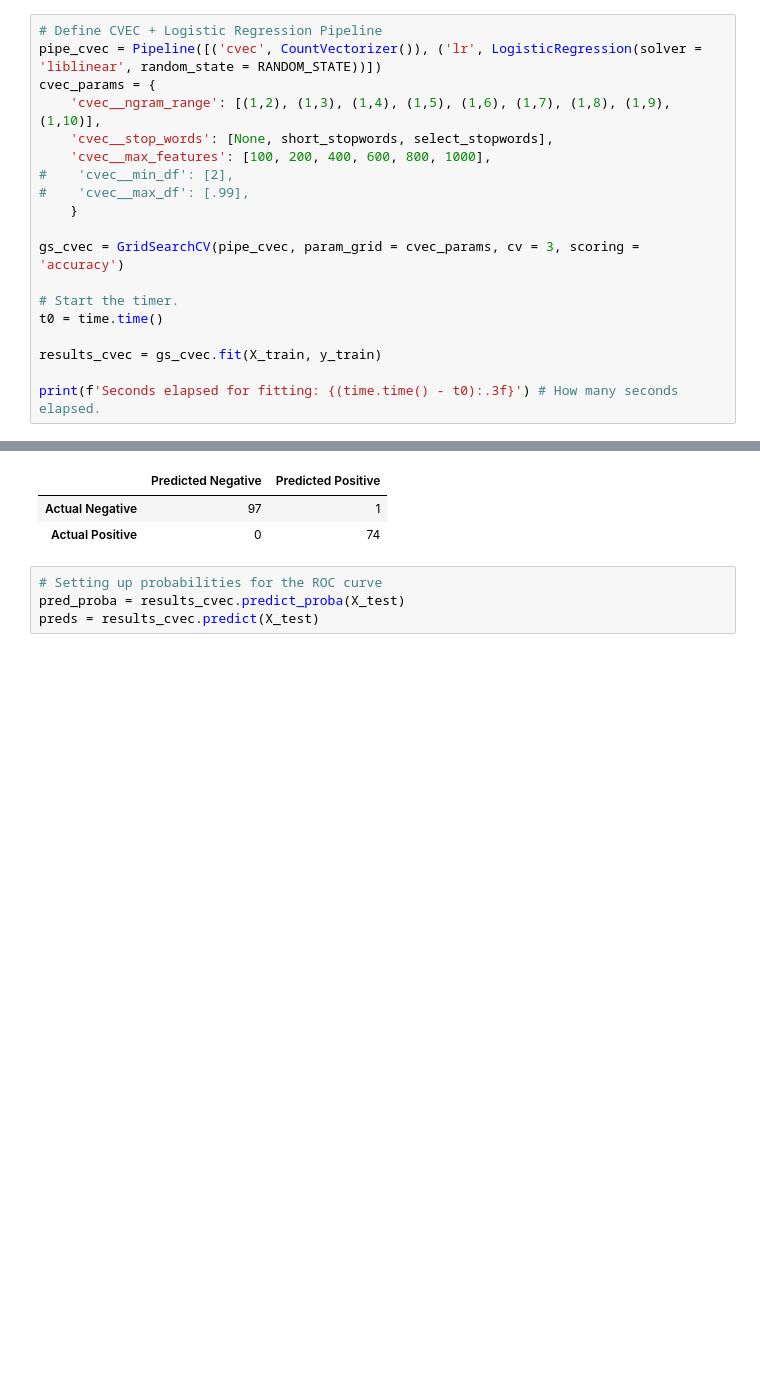
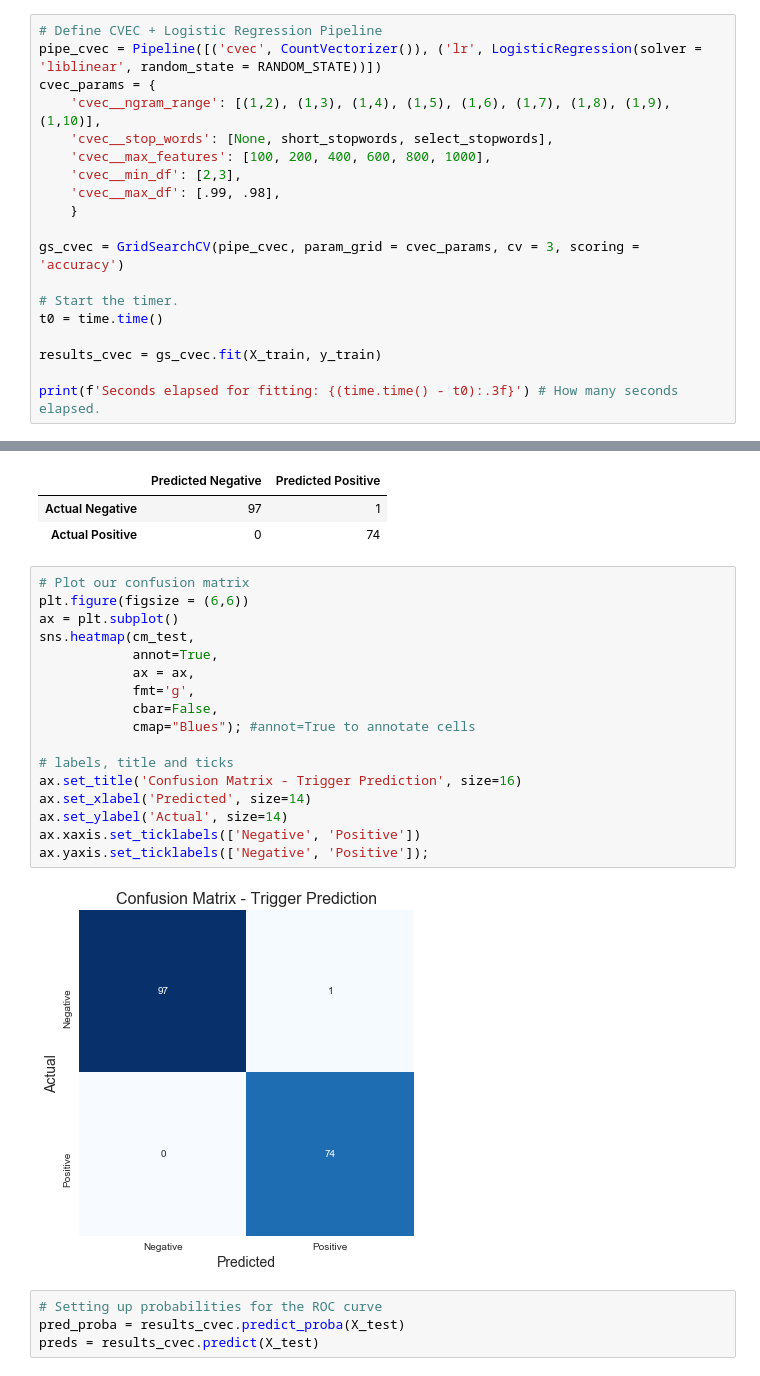
Before and after one commit to jcbdata/Legalese_Mortgage_Documents, a Jupyter notebook: Code/Exos_Mortgages_02JuneData_LoanDefault_.ipynb, the cells around one changed output, grey strips where cells are left out. Cells and saved outputs as stored; diff of their text form; blank space fills up the shorter version.

```diff
--- a/Code/Exos_Mortgages_02JuneData_LoanDefault_.ipynb
+++ b/Code/Exos_Mortgages_02JuneData_LoanDefault_.ipynb
@@ -666,8 +666,8 @@ cvec_params = {
     'cvec__ngram_range': [(1,2), (1,3), (1,4), (1,5), (1,6), (1,7), (1,8), (1,9), (1,10)],
     'cvec__stop_words': [None, short_stopwords, select_stopwords],
     'cvec__max_features': [100, 200, 400, 600, 800, 1000],
-#    'cvec__min_df': [2],
-#    'cvec__max_df': [.99],
+    'cvec__min_df': [2,3],
+    'cvec__max_df': [.99, .98],
     }
 
 gs_cvec = GridSearchCV(pipe_cvec, param_grid = cvec_params, cv = 3, scoring = 'accuracy')
@@ -989,6 +989,25 @@ cm_test
 |  | Predicted Negative | Predicted Positive |
 | Actual Negative | 97 | 1 |
 | Actual Positive | 0 | 74 |
+# %%
+# Plot our confusion matrix
+plt.figure(figsize = (6,6))
+ax = plt.subplot()
+sns.heatmap(cm_test,
+            annot=True,
+            ax = ax,
+            fmt='g',
+            cbar=False,
+            cmap="Blues"); #annot=True to annotate cells
+
+# labels, title and ticks
+ax.set_title('Confusion Matrix - Trigger Prediction', size=16)
+ax.set_xlabel('Predicted', size=14)
+ax.set_ylabel('Actual', size=14)
+ax.xaxis.set_ticklabels(['Negative', 'Positive'])
+ax.yaxis.set_ticklabels(['Negative', 'Positive']);
+# %% [output]
+[figure, added]
 # %%
 # Setting up probabilities for the ROC curve
 pred_proba = results_cvec.predict_proba(X_test)
```
Also changed, not shown: 1 other file.
